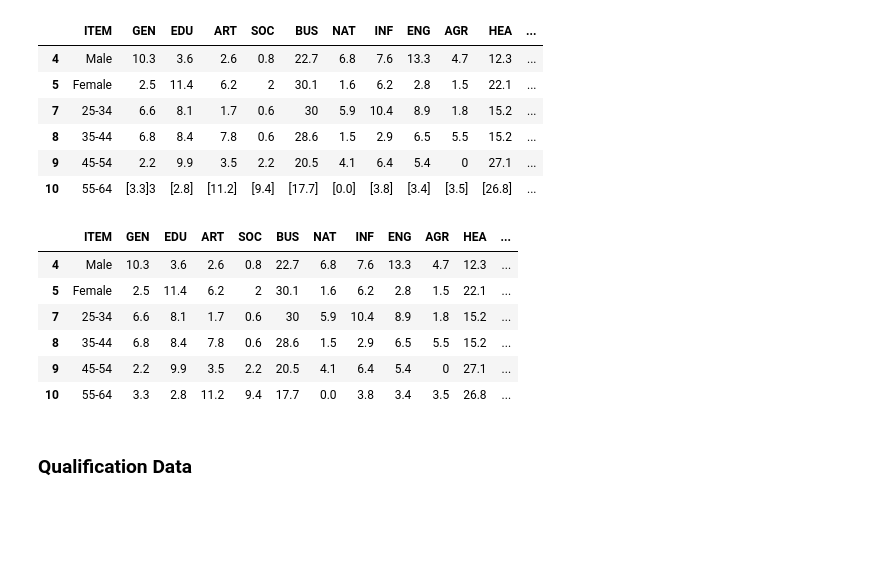
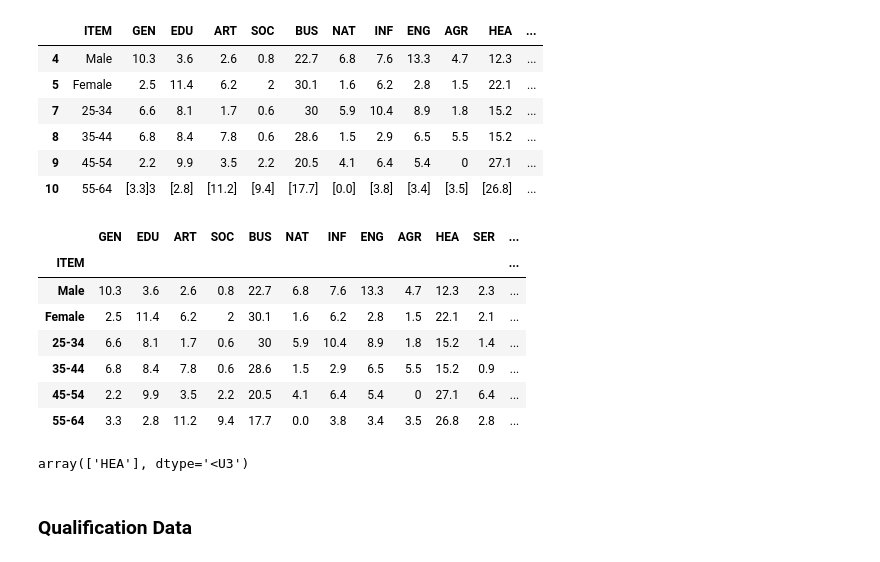
Before and after one commit to Pmcg1/ProgDA-Project-2019, a Jupyter notebook: ProgDA_Project_2019.ipynb, the cells around one changed output. Saved outputs shown, nothing was run; the diff lists cells and outputs as text; code cells hidden in the pictures; blank space fills up the shorter version.

Commit message:
imported qualification level data, added function to generate field of study from age group

```diff
--- a/ProgDA_Project_2019.ipynb
+++ b/ProgDA_Project_2019.ipynb
@@ -385,11 +393,14 @@ dfField
 # %%
 dfField.replace(to_replace=r'\[||\]\d||\]', value='', regex=True, inplace=True)
+dfField.index  = dfField['ITEM']
+dfField.drop(dfField.columns[[0]], axis=1, inplace=True)
 dfField
 # %% [output]
-|  | ITEM | GEN | EDU | ART | SOC | BUS | NAT | INF | ENG | AGR | HEA | ... |
-| 4 | Male | 10.3 | 3.6 | 2.6 | 0.8 | 22.7 | 6.8 | 7.6 | 13.3 | 4.7 | 12.3 | ... |
-| 5 | Female | 2.5 | 11.4 | 6.2 | 2 | 30.1 | 1.6 | 6.2 | 2.8 | 1.5 | 22.1 | ... |
-| 7 | 25-34 | 6.6 | 8.1 | 1.7 | 0.6 | 30 | 5.9 | 10.4 | 8.9 | 1.8 | 15.2 | ... |
-| 8 | 35-44 | 6.8 | 8.4 | 7.8 | 0.6 | 28.6 | 1.5 | 2.9 | 6.5 | 5.5 | 15.2 | ... |
-| 9 | 45-54 | 2.2 | 9.9 | 3.5 | 2.2 | 20.5 | 4.1 | 6.4 | 5.4 | 0 | 27.1 | ... |
-| 10 | 55-64 | 3.3 | 2.8 | 11.2 | 9.4 | 17.7 | 0.0 | 3.8 | 3.4 | 3.5 | 26.8 | ... |
+|  | GEN | EDU | ART | SOC | BUS | NAT | INF | ENG | AGR | HEA | SER | ... |
+| ITEM |  |  |  |  |  |  |  |  |  |  |  | ... |
+| Male | 10.3 | 3.6 | 2.6 | 0.8 | 22.7 | 6.8 | 7.6 | 13.3 | 4.7 | 12.3 | 2.3 | ... |
+| Female | 2.5 | 11.4 | 6.2 | 2 | 30.1 | 1.6 | 6.2 | 2.8 | 1.5 | 22.1 | 2.1 | ... |
+| 25-34 | 6.6 | 8.1 | 1.7 | 0.6 | 30 | 5.9 | 10.4 | 8.9 | 1.8 | 15.2 | 1.4 | ... |
+| 35-44 | 6.8 | 8.4 | 7.8 | 0.6 | 28.6 | 1.5 | 2.9 | 6.5 | 5.5 | 15.2 | 0.9 | ... |
+| 45-54 | 2.2 | 9.9 | 3.5 | 2.2 | 20.5 | 4.1 | 6.4 | 5.4 | 0 | 27.1 | 6.4 | ... |
+| 55-64 | 3.3 | 2.8 | 11.2 | 9.4 | 17.7 | 0.0 | 3.8 | 3.4 | 3.5 | 26.8 | 2.8 | ... |
@@ -396,2 +420,6 @@ dfField
+# %%
+fieldGenerator("25-34") # testing
+# %% [output]
+array(['HEA'], dtype='<U3')
 # %% [markdown]
 ### Qualification Data
```
Also changed, not shown: parts of 24 cells of this notebook.
